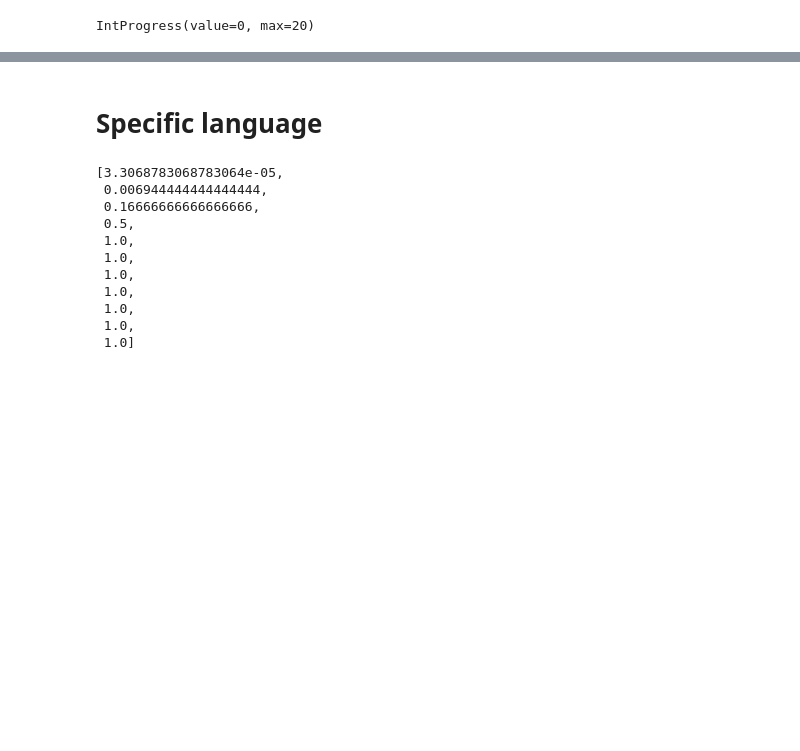
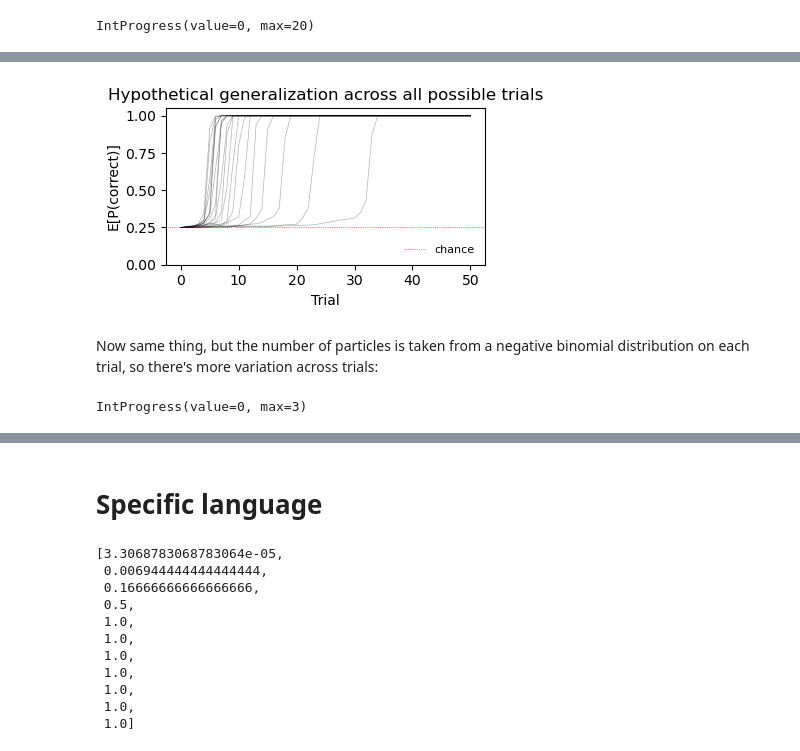
Before and after one commit to thelogicalgrammar/joint_learning, a Jupyter notebook: model/bayesian.ipynb, the cells around one changed output, grey strips where cells are left out. Cells and saved outputs as stored; diff of their text form; code cells hidden in the pictures; blank space fills up the shorter version.

```diff
--- a/model/bayesian.ipynb
+++ b/model/bayesian.ipynb
@@ -226,17 +237,20 @@ Plot the shape of the curves marginalized across participants
 # %%
 n_participants = 20
-noise_vector = np.linspace(0.2, 0.7, n_participants)
+n_trials = 50
+n_particles_vector = np.linspace(1000, 10000, n_participants).astype(int)
 # %%
-
 bayesian_results_ignore_marginalize = simulation_functions.simulate_full_experiment(
     n_trials=n_trials,
     n_participants=n_participants,
     true_languages_setting='unique',
     simulate_responses=True,
-    negative_evidence=True,
-    noise=noise_vector,
+    negative_evidence=False,
+    noise=None,
     return_p_scene=True,
-    noise_type='ignore'
+    noise_type='particles',
+    return_p_correct=True,
+    n_eval_trials=1000,
+    n_particles=n_particles_vector
 )
 # %% [output]
 IntProgress(value=0, max=20)
@@ -268,0 +257,22 @@ Text(0.5, 1.0, '$\\epsilon=$0.35')
+# %%
+# Hypothetical P(correct) across all possible trials, estimated from
+# n_eval_trials hypothetical trials per state in history_states.
+# Shape: (n_trials+1, n_participants) — index 0 is the prior.
+history_p_correct = bayesian_results_ignore_marginalize['history_p_correct']
+p_correct_eval_mean = history_p_correct.mean(axis=1)
+
+fig, ax = plt.subplots(figsize=(4, 2.5))
+ax.plot(history_p_correct, color='black', alpha=0.3, linewidth=0.5)
+ax.axhline(0.25, color='red', linestyle=':', linewidth=0.5, label='chance')
+
+ax.set_xlabel('Trial')
+ax.set_ylabel('E[P(correct)]')
+ax.set_title('Hypothetical generalization across all possible trials')
+ax.set_ylim(0, 1.05)
+ax.legend(frameon=False, fontsize=8, loc='lower right')
+plt.tight_layout()
+plt.show()
+# %% [output]
+[figure, added]
+# %% [markdown]
+Now same thing, but the number of particles is taken from a negative binomial distribution on each trial, so there's more variation across trials:
@@ -268,0 +283,16 @@ Text(0.5, 1.0, '$\\epsilon=$0.35')
+# %%
+bayesian_results_ignore_marginalize = simulation_functions.simulate_full_experiment(
+    n_trials=n_trials,
+    n_participants=n_participants,
+    true_languages_setting='unique',
+    simulate_responses=True,
+    negative_evidence=False,
+    noise=None,
+    return_p_scene=True,
+    noise_type='particles_negbin',
+    return_p_correct=True,
+    n_eval_trials=1000,
+    n_particles=n_particles_vector
+)
+# %% [output]
+IntProgress(value=0, max=3)
```
Also changed, not shown: parts of 20 cells of this notebook, 44 other files.
